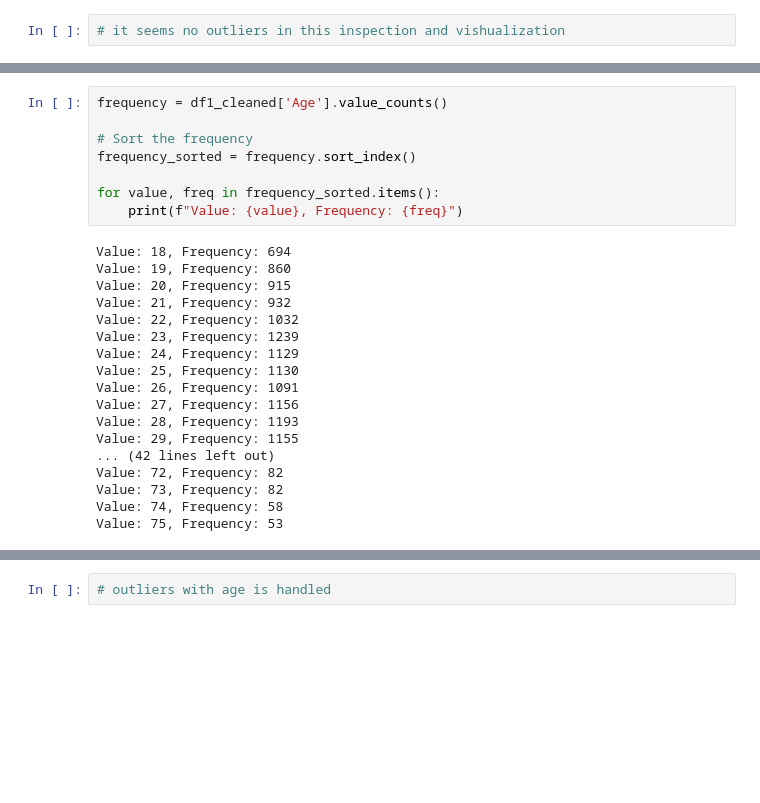
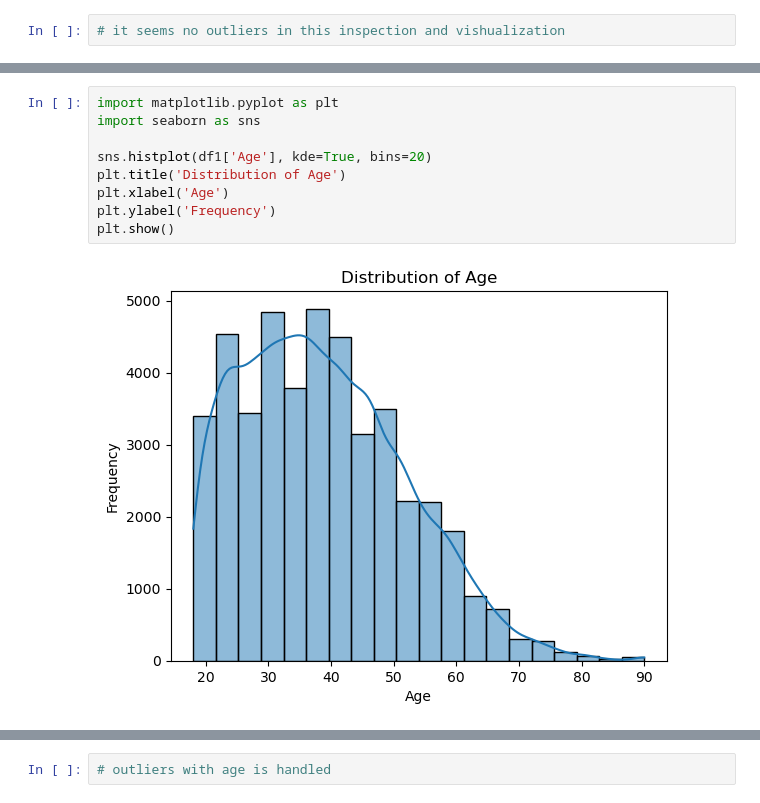
Before and after one commit to Inupa6677/Income-prediction-using-adult-data, a Jupyter notebook: ML Coursework 2024.ipynb, the cells around one changed output, grey strips where cells are left out. Cells and saved outputs as stored; diff of their text form; blank space fills up the shorter version.

```diff
--- a/ML Coursework 2024.ipynb
+++ b/ML Coursework 2024.ipynb
@@ -932,26 +420,11 @@ Median age used for imputation: 37.0
-# %%
-frequency = df1_cleaned['Age'].value_counts()
-
-# Sort the frequency
-frequency_sorted = frequency.sort_index()
-
-for value, freq in frequency_sorted.items():
-    print(f"Value: {value}, Frequency: {freq}")
-# %% [output]
-Value: 18, Frequency: 694
-Value: 19, Frequency: 860
-Value: 20, Frequency: 915
-Value: 21, Frequency: 932
-Value: 22, Frequency: 1032
-Value: 23, Frequency: 1239
-Value: 24, Frequency: 1129
-Value: 25, Frequency: 1130
-Value: 26, Frequency: 1091
-Value: 27, Frequency: 1156
-Value: 28, Frequency: 1193
-Value: 29, Frequency: 1155
-... (42 lines left out)
-Value: 72, Frequency: 82
-Value: 73, Frequency: 82
-Value: 74, Frequency: 58
-Value: 75, Frequency: 53
+# %%
+import matplotlib.pyplot as plt
+import seaborn as sns
+
+sns.histplot(df1['Age'], kde=True, bins=20)
+plt.title('Distribution of Age')
+plt.xlabel('Age')
+plt.ylabel('Frequency')
+plt.show()
+# %% [output]
+[figure, added]
```
Also changed, not shown: parts of 39 cells of this notebook.
